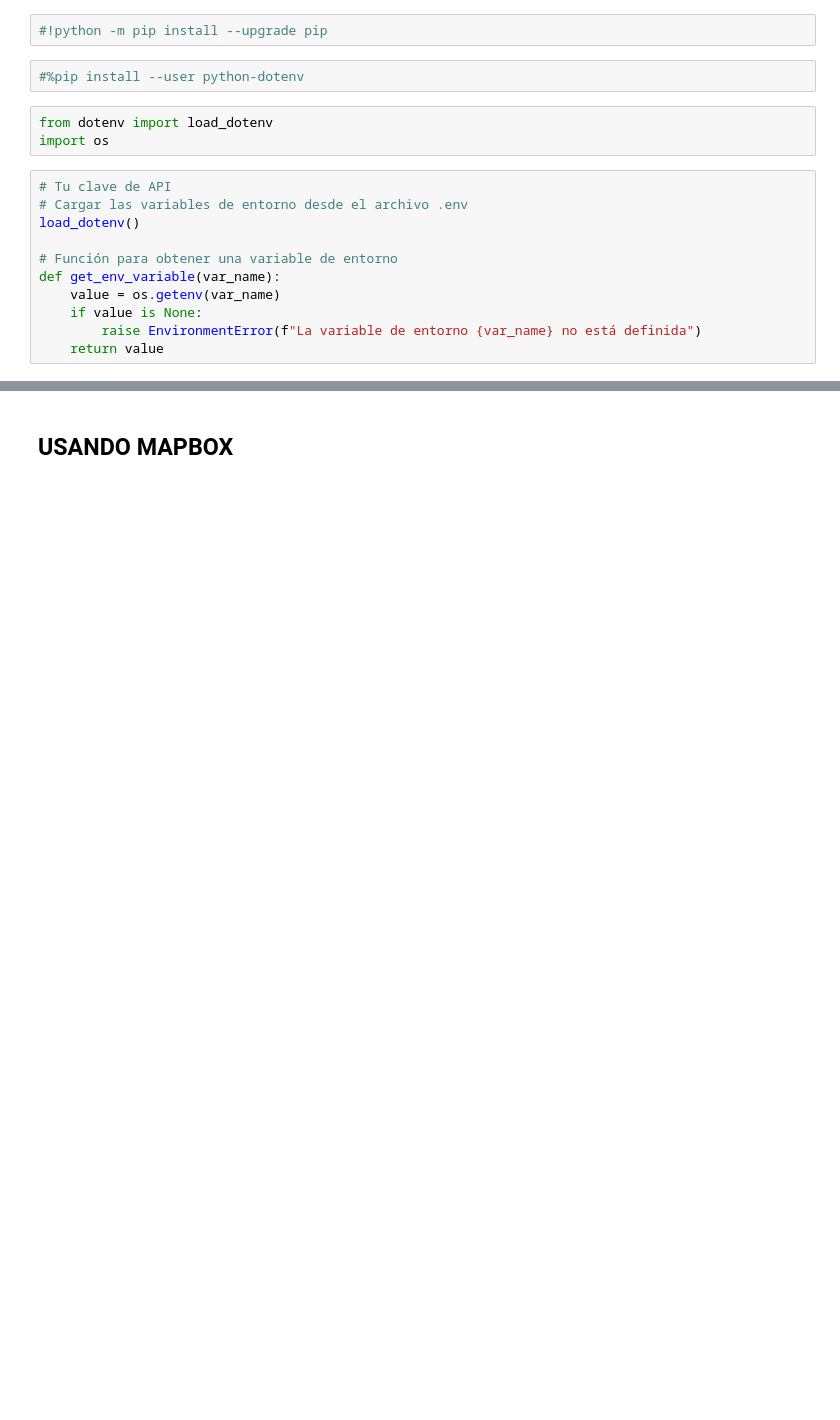
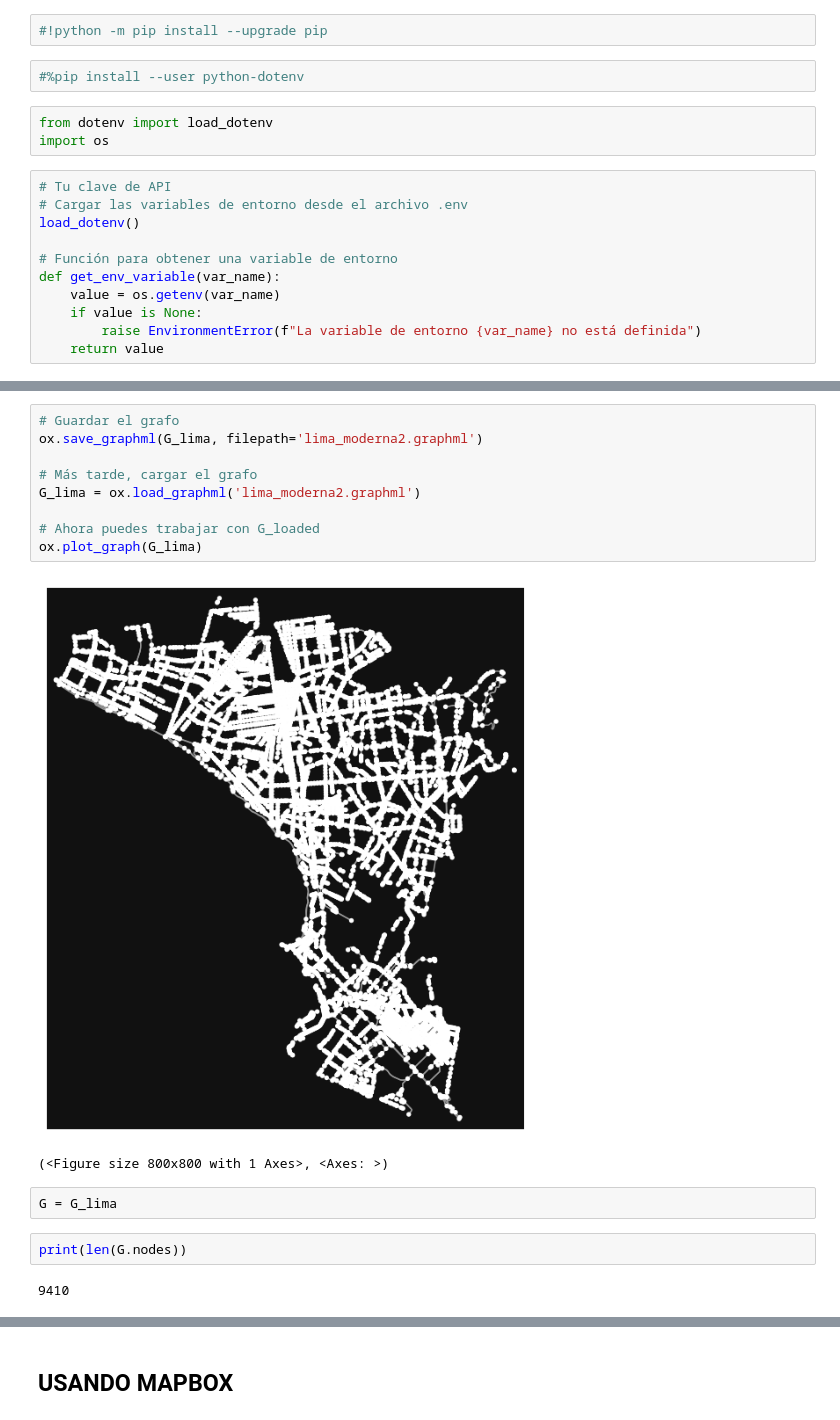
Before and after one commit to forestgump22/TP-AI, a Jupyter notebook: tp.ipynb, the cells around one changed output, grey strips where cells are left out. Saved outputs shown, nothing was run; the diff lists cells and outputs as text; blank space fills up the shorter version.

```diff
--- a/tp.ipynb
+++ b/tp.ipynb
@@ -239,0 +274,18 @@ Traffic data added for route from Plaza Vea Chacarilla, Lima, Peru to Open Plaza
+# %%
+# Guardar el grafo
+ox.save_graphml(G_lima, filepath='lima_moderna2.graphml')
+
+# Más tarde, cargar el grafo
+G_lima = ox.load_graphml('lima_moderna2.graphml')
+
+# Ahora puedes trabajar con G_loaded
+ox.plot_graph(G_lima)
+# %% [output]
+[figure, added]
+(<Figure size 800x800 with 1 Axes>, <Axes: >)
+# %%
+G = G_lima
+# %%
+print(len(G.nodes))
+# %% [output]
+9410
```
Also changed, not shown: parts of 31 cells of this notebook, 5 other files.
